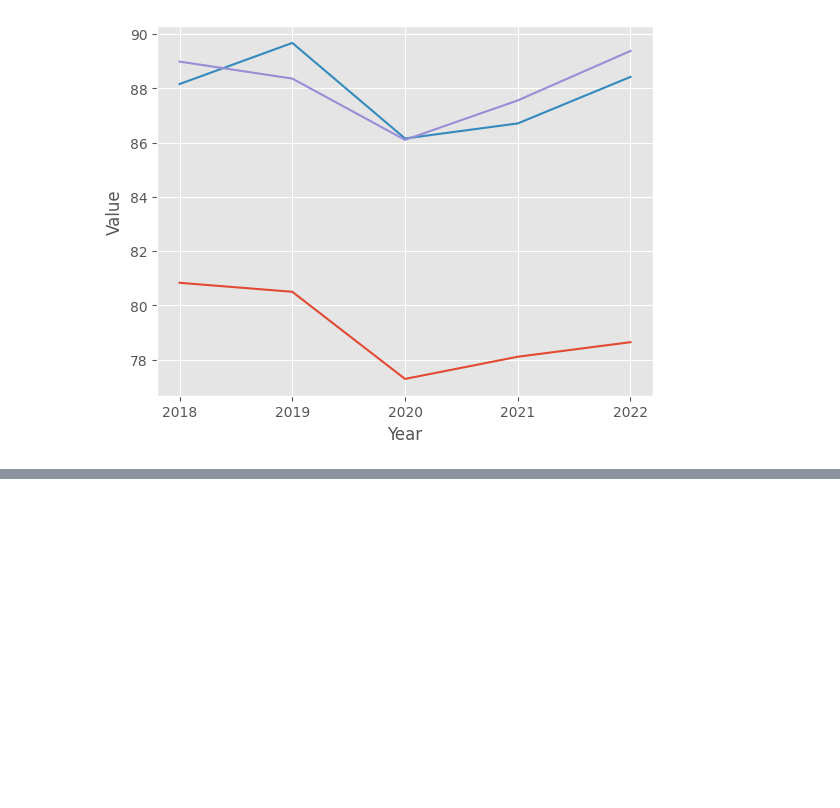
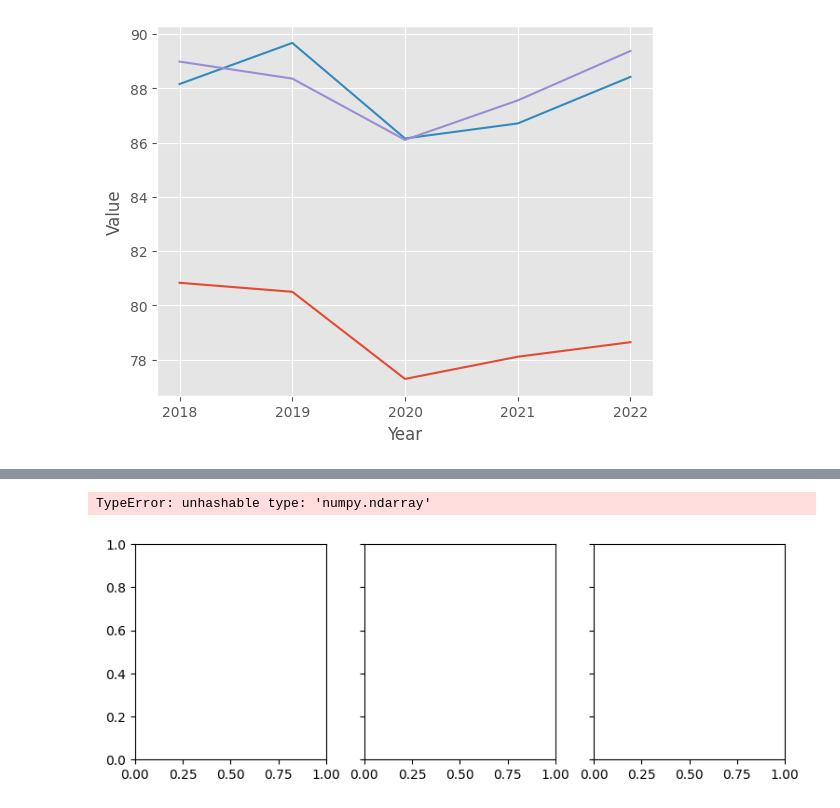
Before and after one commit to openaccesstoimmigrants/EmpowerItaly, a Jupyter notebook: Data_Management.ipynb, the cells around one changed output, grey strips where cells are left out. Cells and saved outputs as stored; diff of their text form; code cells hidden in the pictures; blank space fills up the shorter version.

```diff
--- a/Data_Management.ipynb
+++ b/Data_Management.ipynb
@@ -258,0 +271,7 @@ df_IT
+# %%
+fig, axs = plt.subplots(1, 3, figsize=(9, 3), sharey=True)
+axs[1].scatter(df_emp_18[["Rate"]], df_emp_18[["Value"]])
+fig.suptitle('Categorical Plotting')
+# %% [output]
+TypeError: unhashable type: 'numpy.ndarray'
+[figure, added]
```
Also changed, not shown: parts of 5 cells of this notebook, 1 other file.
